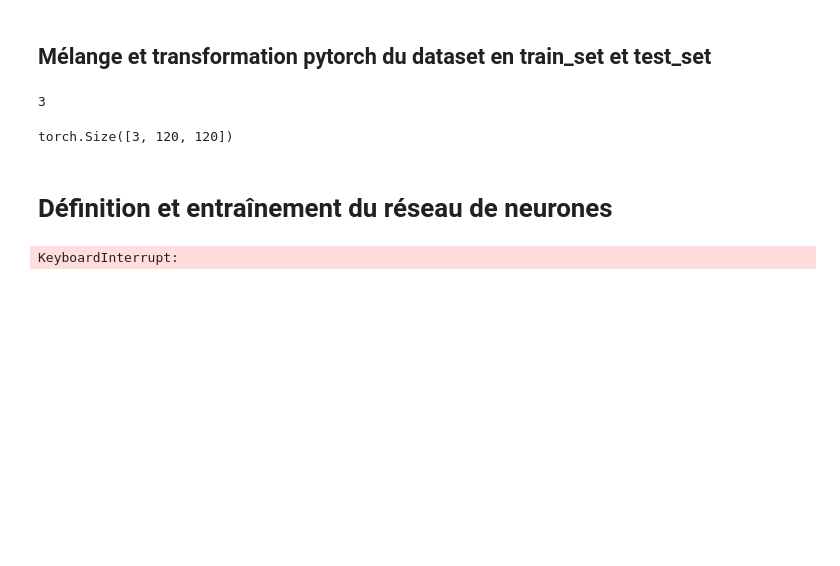
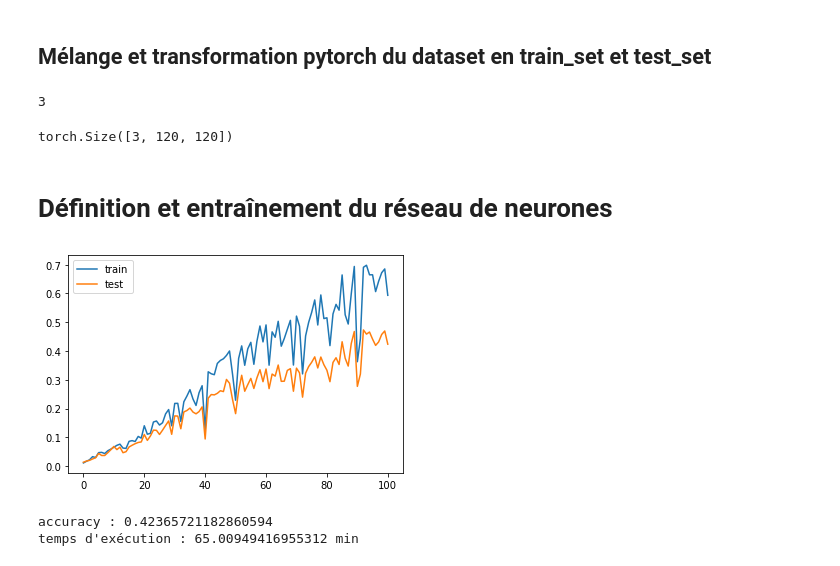
Before and after one commit to xavitator/modal_landscape, a Jupyter notebook: modal_cuda_vgg_non_pretrained_100.ipynb, the cells around one changed output. Saved outputs shown, nothing was run; the diff lists cells and outputs as text; code cells hidden in the pictures; blank space fills up the shorter version.

```diff
--- a/modal_cuda_vgg_non_pretrained_100.ipynb
+++ b/modal_cuda_vgg_non_pretrained_100.ipynb
@@ -269,30 +270,40 @@ def vgg11_bn(num_classes, pretrained=False, letter='A', **kwargs):
     model.classifier = vgg_11_classifier(num_classes)
     return model
 # %%
-epochs = 60
+debut = time.time()
+
+epochs = 100
 criterion = nn.CrossEntropyLoss()
 
 net = vgg11_bn(num_classes=num_classes, pretrained=False).cuda()
 
 
 opt = torch.optim.Adam(net.parameters(),lr=1e-3,betas=(0.9, 0.999),eps=1e-08)
 
 compteur = 0
 
 preci_train = []
 preci_test = []
 
+preci_train.append(accuracy(net, train_set))
+preci_test.append(accuracy(net, test_set))
+
 for i in tnrange(epochs) :
     train_epoch(net, train_set, opt, criterion, batch_size=100)
     preci_train.append(accuracy(net, train_set))
     preci_test.append(accuracy(net, test_set))
 
 plt.plot(range(len(preci_train)), preci_train, label = "train")
 plt.plot(range(len(preci_test)), preci_test, label = "test")
 plt.legend()
 plt.show()
 
-print("accuracy :")
-accuracy(net, test_set)
+print("accuracy :", accuracy(net, test_set))
+
+fin = time.time()
+duree = fin-debut
+print("temps d'exécution :", duree/60, "min")
 # %% [output]
+[figure, added]
-KeyboardInterrupt:
+accuracy : 0.42365721182860594
+temps d'exécution : 65.00949416955312 min
```
Also changed, not shown: parts of 1 cell of this notebook, 19 other files.
